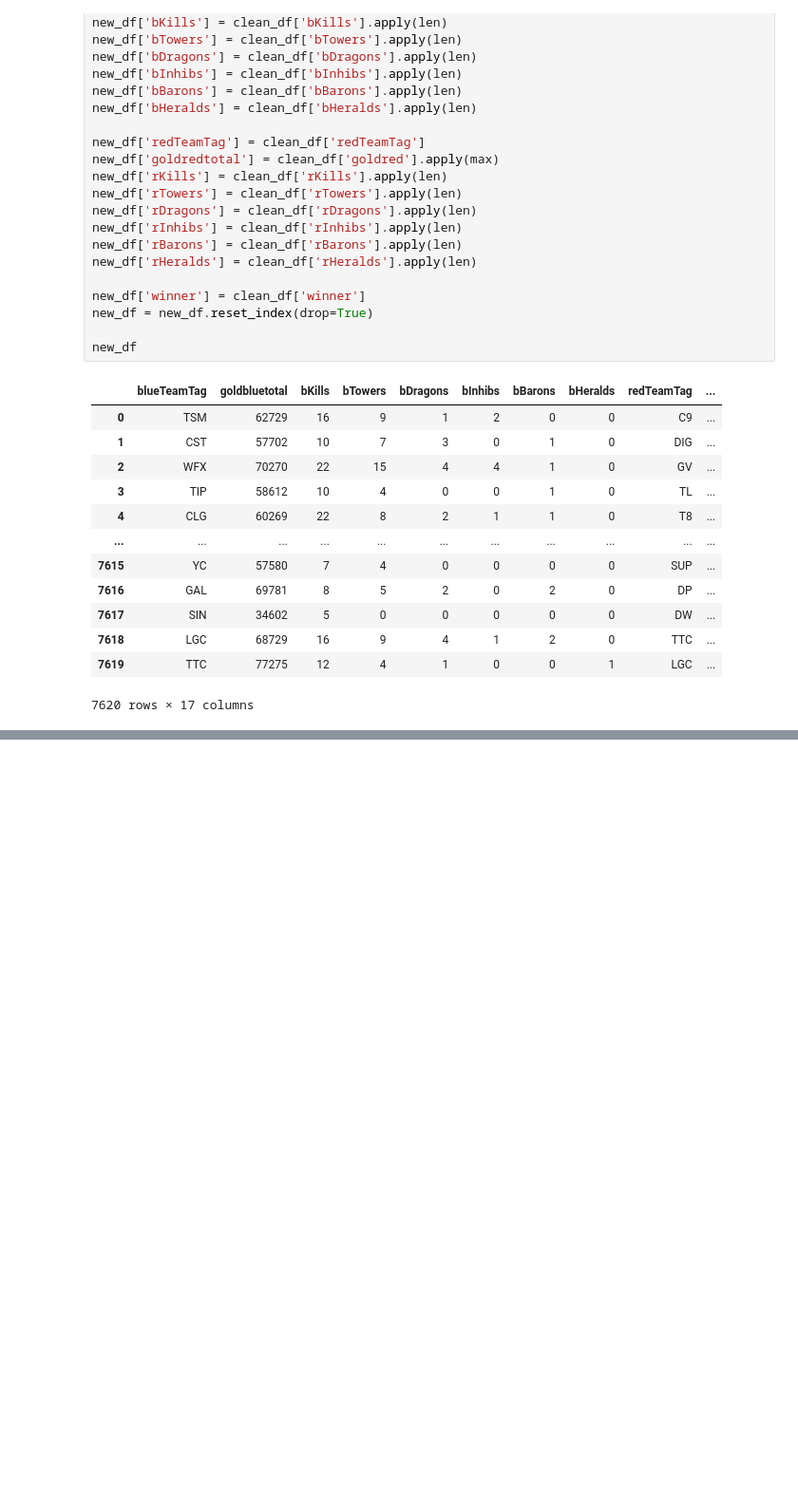
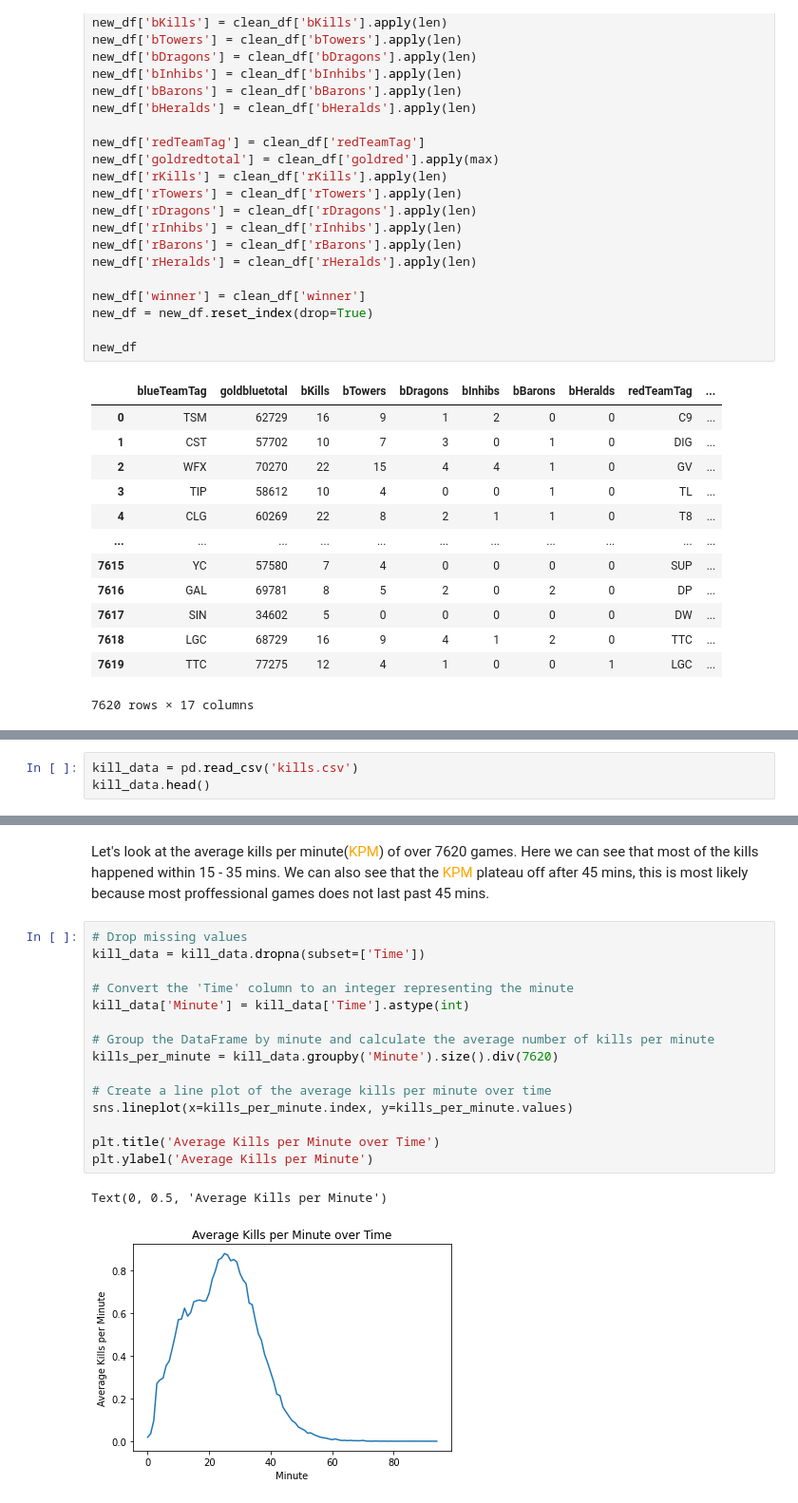
Before and after one commit to oscarqjh/NTU_SC1015_Project, a Jupyter notebook: EDA.ipynb, the cells around one changed output, grey strips where cells are left out. Shown at 95% size. Cells and saved outputs as stored; diff of their text form; blank space fills up the shorter version.

```diff
--- a/EDA.ipynb
+++ b/EDA.ipynb
@@ -292,0 +299,3 @@ Note: Surprisingly, gold has lower correlation (~0.37) than the other objectives
+# %%
+kill_data = pd.read_csv('kills.csv')
+kill_data.head()
@@ -292,0 +309,20 @@ Note: Surprisingly, gold has lower correlation (~0.37) than the other objectives
+# %% [markdown]
+Let's look at the average kills per minute(<span style='color:orange'>KPM</span>) of over 7620 games. Here we can see that most of the kills happened within 15 - 35 mins. We can also see that the <span style='color:orange'>KPM</span> plateau off after 45 mins, this is most likely because most proffessional games does not last past 45 mins.
+# %%
+# Drop missing values
+kill_data = kill_data.dropna(subset=['Time'])
+
+# Convert the 'Time' column to an integer representing the minute
+kill_data['Minute'] = kill_data['Time'].astype(int)
+
+# Group the DataFrame by minute and calculate the average number of kills per minute
+kills_per_minute = kill_data.groupby('Minute').size().div(7620)
+
+# Create a line plot of the average kills per minute over time
+sns.lineplot(x=kills_per_minute.index, y=kills_per_minute.values)
+
+plt.title('Average Kills per Minute over Time')
+plt.ylabel('Average Kills per Minute')
+# %% [output]
+Text(0, 0.5, 'Average Kills per Minute')
+[figure, added]
```
Also changed, not shown: parts of 18 cells of this notebook.
